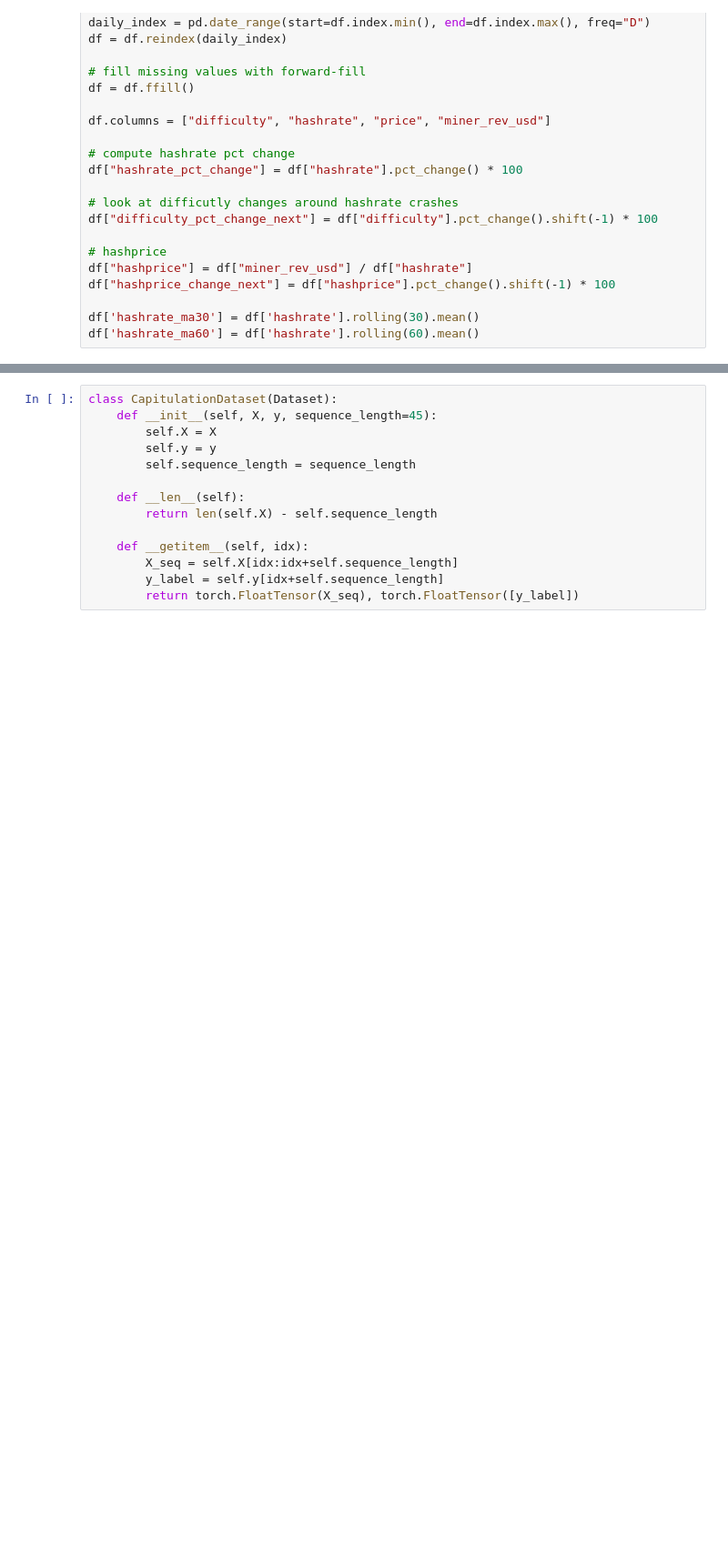
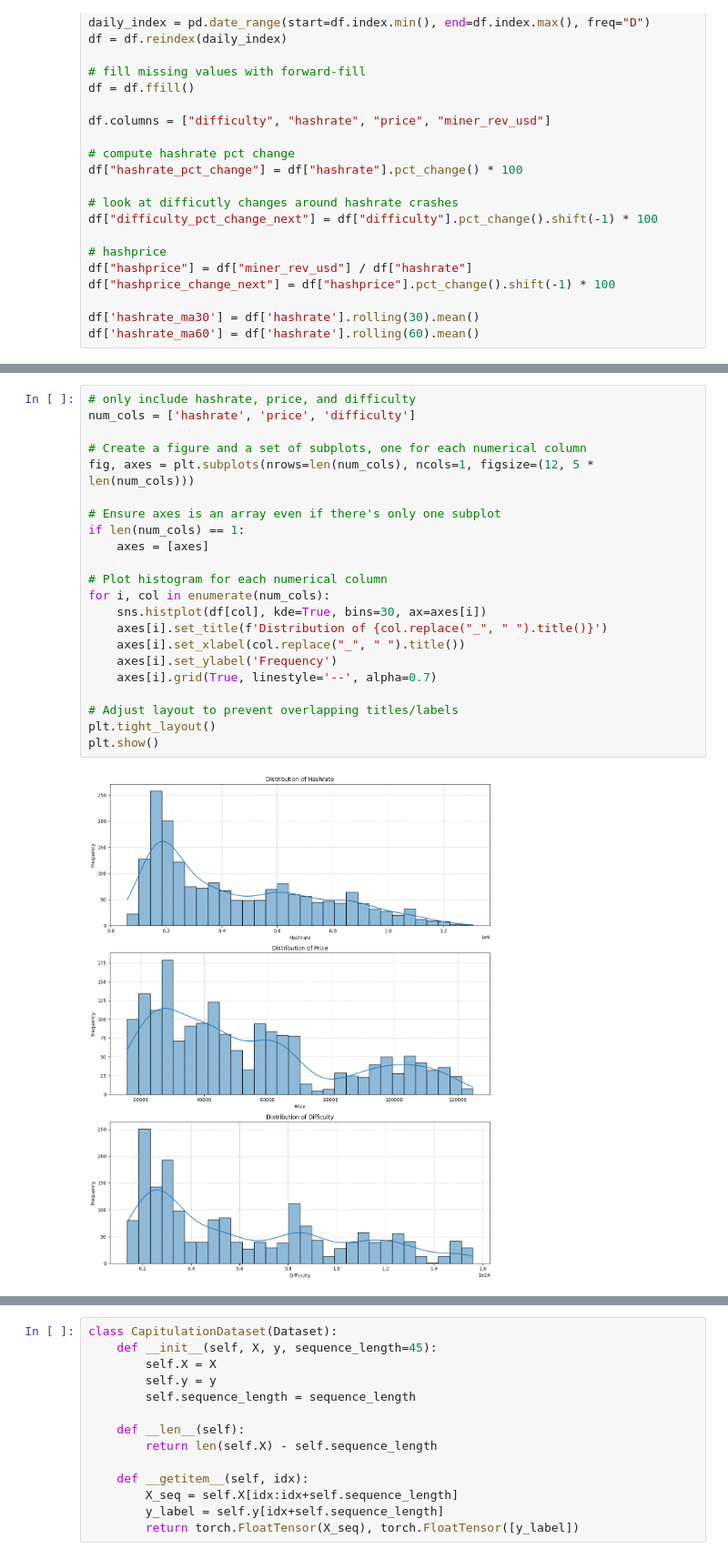
Before and after one commit to eduardocis/Bitcoin_Capitulation_NN_Predictor, a Jupyter notebook: code.ipynb, the cells around one changed output, grey strips where cells are left out. Shown: that part at 91% size. Cells and saved outputs as stored; diff of their text form; blank space fills up the shorter version.

```diff
--- a/code.ipynb
+++ b/code.ipynb
@@ -52,0 +68,24 @@ df['hashrate_ma60'] = df['hashrate'].rolling(60).mean()
+# %%
+# only include hashrate, price, and difficulty
+num_cols = ['hashrate', 'price', 'difficulty']
+
+# Create a figure and a set of subplots, one for each numerical column
+fig, axes = plt.subplots(nrows=len(num_cols), ncols=1, figsize=(12, 5 * len(num_cols)))
+
+# Ensure axes is an array even if there's only one subplot
+if len(num_cols) == 1:
+    axes = [axes]
+
+# Plot histogram for each numerical column
+for i, col in enumerate(num_cols):
+    sns.histplot(df[col], kde=True, bins=30, ax=axes[i])
+    axes[i].set_title(f'Distribution of {col.replace("_", " ").title()}')
+    axes[i].set_xlabel(col.replace("_", " ").title())
+    axes[i].set_ylabel('Frequency')
+    axes[i].grid(True, linestyle='--', alpha=0.7)
+
+# Adjust layout to prevent overlapping titles/labels
+plt.tight_layout()
+plt.show()
+# %% [output]
+[figure, added]
```
Also changed, not shown: parts of 13 cells of this notebook.
